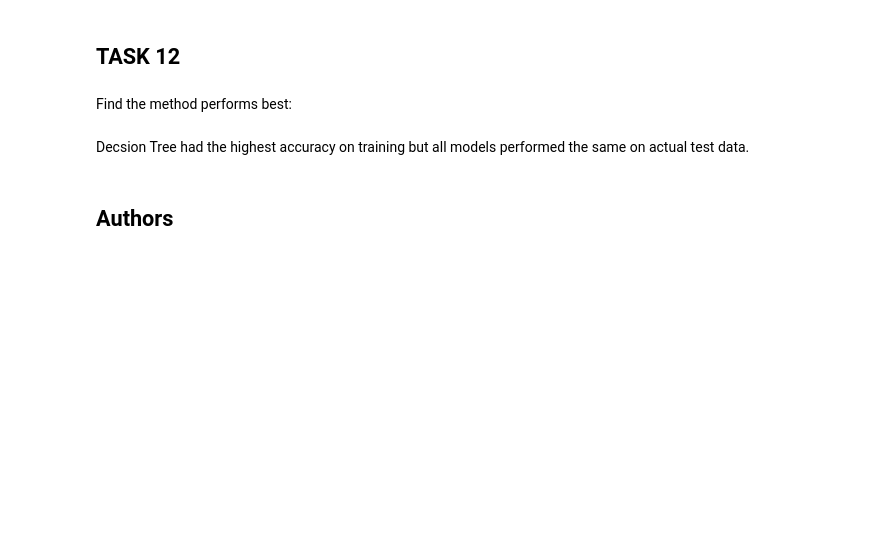
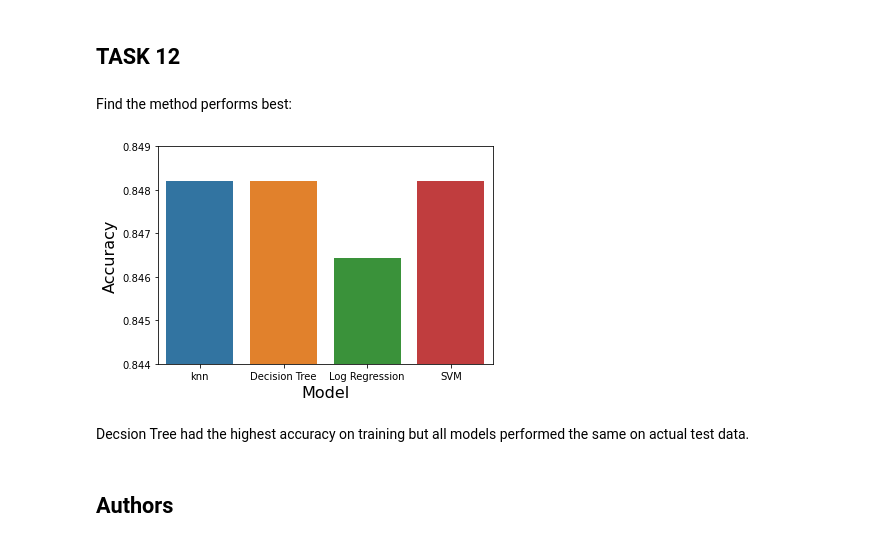
Before and after one commit to heath-barnett/ibm_ds_cert, a Jupyter notebook: IBM-DS0321EN-SkillsNetwork_labs_module_4_SpaceX_Machine_Learning_Prediction_Part_5.jupyterlite.ipynb, the cells around one changed output. Saved outputs shown, nothing was run; the diff lists cells and outputs as text; code cells hidden in the pictures; blank space fills up the shorter version.

```diff
--- a/IBM-DS0321EN-SkillsNetwork_labs_module_4_SpaceX_Machine_Learning_Prediction_Part_5.jupyterlite.ipynb
+++ b/IBM-DS0321EN-SkillsNetwork_labs_module_4_SpaceX_Machine_Learning_Prediction_Part_5.jupyterlite.ipynb
@@ -327,6 +324,18 @@ plot_confusion_matrix(Y_test,yhat)
 ## TASK  12
 # %% [markdown]
 Find the method performs best:
+# %%
+models = {'knn':knn_cv.best_score_,'DecsionTree':knn_cv.best_score_,'LogisticRegression':logreg_cv.best_score_,'SVM':svm_cv.best_score_}
+x = ['knn','Decision Tree','Log Regression','SVM']
+y = [knn_cv.best_score_,knn_cv.best_score_,logreg_cv.best_score_,svm_cv.best_score_]
+df_models = pd.DataFrame(models,index=[0]).reset_index()
+sns.barplot(x=x,y=y)
+plt.ylim(0.844,0.849)
+plt.ylabel("Accuracy",fontsize=16)
+plt.xlabel("Model",fontsize=16)
+plt.show()
+# %% [output]
+[figure, added]
 # %% [markdown]
 Decsion Tree had the highest accuracy on training but all models performed the same on actual test data.
 # %% [markdown]
```
Also changed, not shown: parts of 8 cells of this notebook, 1 other file.
